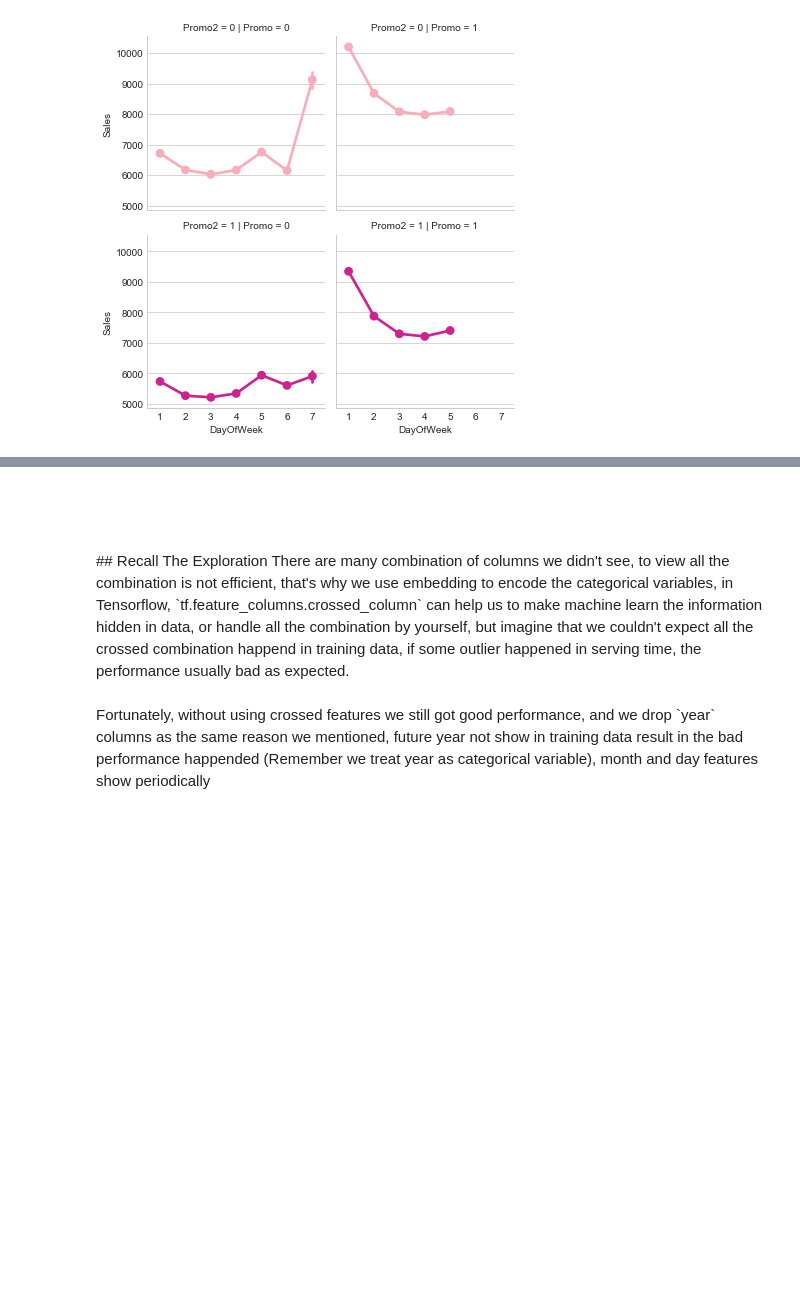
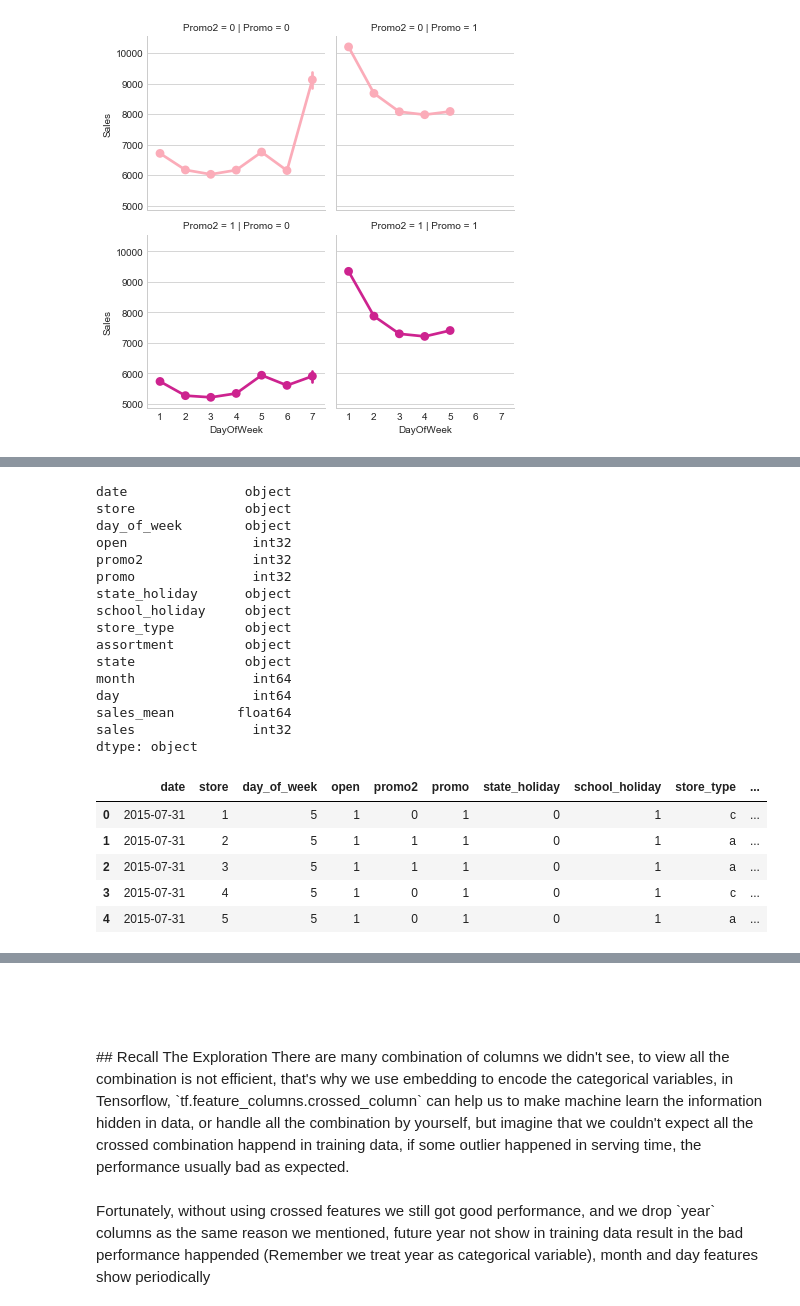
Before and after one commit to CloudMile/ml-specialized, a Jupyter notebook: rossmann/rossman.ipynb, the cells around one changed output, grey strips where cells are left out. Cells and saved outputs as stored; diff of their text form; code cells hidden in the pictures; blank space fills up the shorter version.

```diff
--- a/rossmann/rossman.ipynb
+++ b/rossmann/rossman.ipynb
@@ -487,0 +500,7 @@ plt.show()
+# %%
+%%time
+from trainer import app_conf, metadata, input as inp, service
+from trainer.ctrl import Ctrl
+
+Ctrl.instance.input.clean()
+merge = Ctrl.instance.input.prepare('./data/train.csv')
@@ -487,0 +511,26 @@ plt.show()
+# %%
+print(merge.dtypes)
+merge.head()
+# %% [output]
+date               object
+store              object
+day_of_week        object
+open                int32
+promo2              int32
+promo               int32
+state_holiday      object
+school_holiday     object
+store_type         object
+assortment         object
+state              object
+month               int64
+day                 int64
+sales_mean        float64
+sales               int32
+dtype: object
+|  | date | store | day_of_week | open | promo2 | promo | state_holiday | school_holiday | store_type | ... |
+| 0 | 2015-07-31 | 1 | 5 | 1 | 0 | 1 | 0 | 1 | c | ... |
+| 1 | 2015-07-31 | 2 | 5 | 1 | 1 | 1 | 0 | 1 | a | ... |
+| 2 | 2015-07-31 | 3 | 5 | 1 | 1 | 1 | 0 | 1 | a | ... |
+| 3 | 2015-07-31 | 4 | 5 | 1 | 0 | 1 | 0 | 1 | c | ... |
+| 4 | 2015-07-31 | 5 | 5 | 1 | 0 | 1 | 0 | 1 | a | ... |
```
Also changed, not shown: parts of 4 cells of this notebook, 8 other files.
